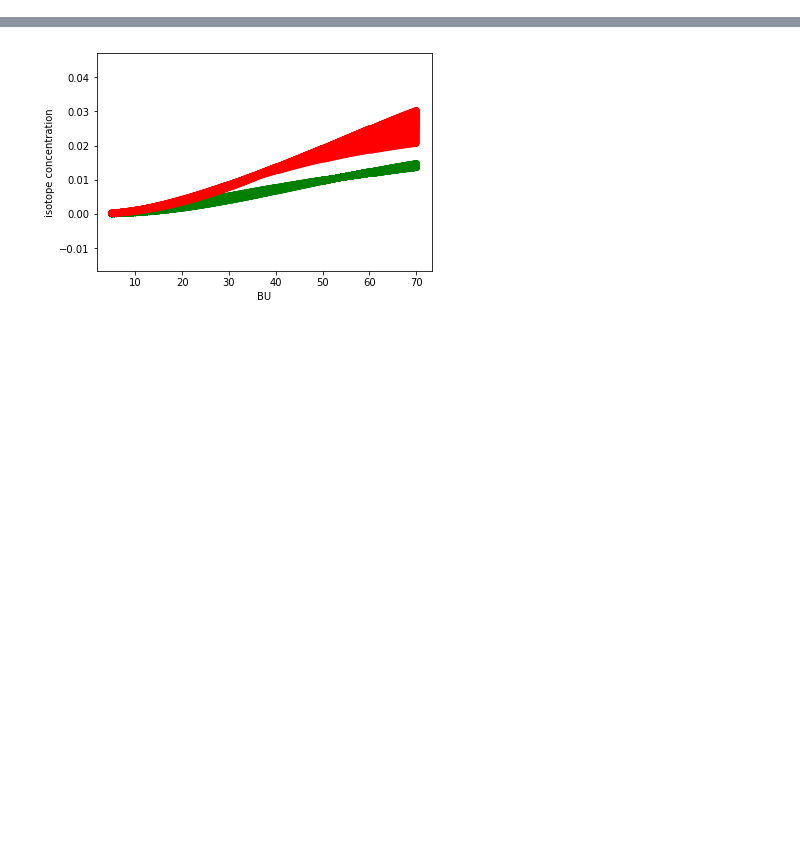
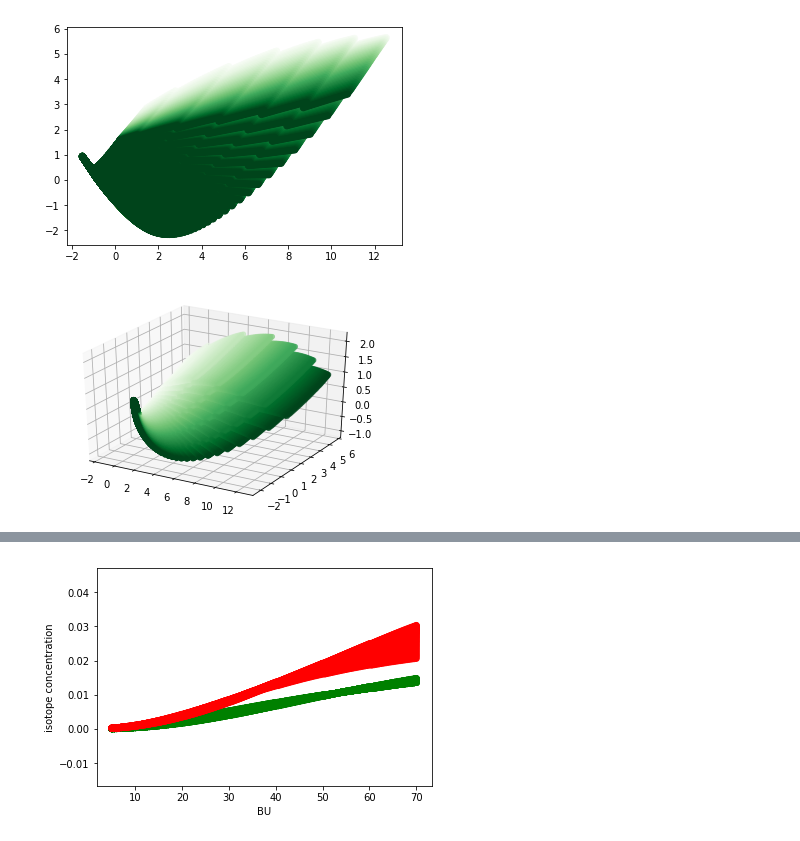
Before and after one commit to ezsolti/MVA_data, a Jupyter notebook: MVA_analyze.ipynb, the cells around one changed output, grey strips where cells are left out. Saved outputs shown, nothing was run; the diff lists cells and outputs as text; code cells hidden in the pictures; blank space fills up the shorter version.

```diff
--- a/MVA_analyze.ipynb
+++ b/MVA_analyze.ipynb
@@ -19,0 +36,17 @@ fueldata.head()
+# %%
+halflife={'Y91':58.5,
+          'Zr95':64,
+          'Nb95':35,
+          'Ru106':372,
+          'Cs134':2.065*365,
+          'Cs137':30.1*365,
+          'Eu154':8.6*365,
+          'Ce141':32.5,
+          'Ce144':285
+          }
+
+d2s=86400
+
+for iso in halflife:
+    fueldata[iso+'A']=fueldata[iso]*1e24*(np.log(2)/(halflife[iso]*d2s))
+fueldata.head()
@@ -19,0 +67,21 @@ fueldata.head()
+# %%
+features = ['Ru106', 'Cs134', 'Eu154', 'Cs137']
+subfuel=fueldata[(fueldata["BU"]>= 15) & (fueldata["IE"] <= 5.5) & (fueldata["fuelType"] == 'UOX')]
+X = subfuel.loc[:, features].values
+X = StandardScaler().fit_transform(X)
+
+pca = decomposition.PCA(n_components=4)
+pca.fit(X)
+Xt = pca.transform(X)
+
+plt.scatter(Xt[:,0],Xt[:,1],c=subfuel.IE, cmap='Greens')
+plt.show()
+
+fig = plt.figure()
+ax = fig.add_subplot(111, projection='3d')
+
+ax.scatter3D(Xt[:,0], Xt[:,1], Xt[:,2], c=subfuel.BU, cmap='Greens');
+plt.show()
+# %% [output]
+[figure, added]
+[figure, added]
```
Also changed, not shown: parts of 8 cells of this notebook.
